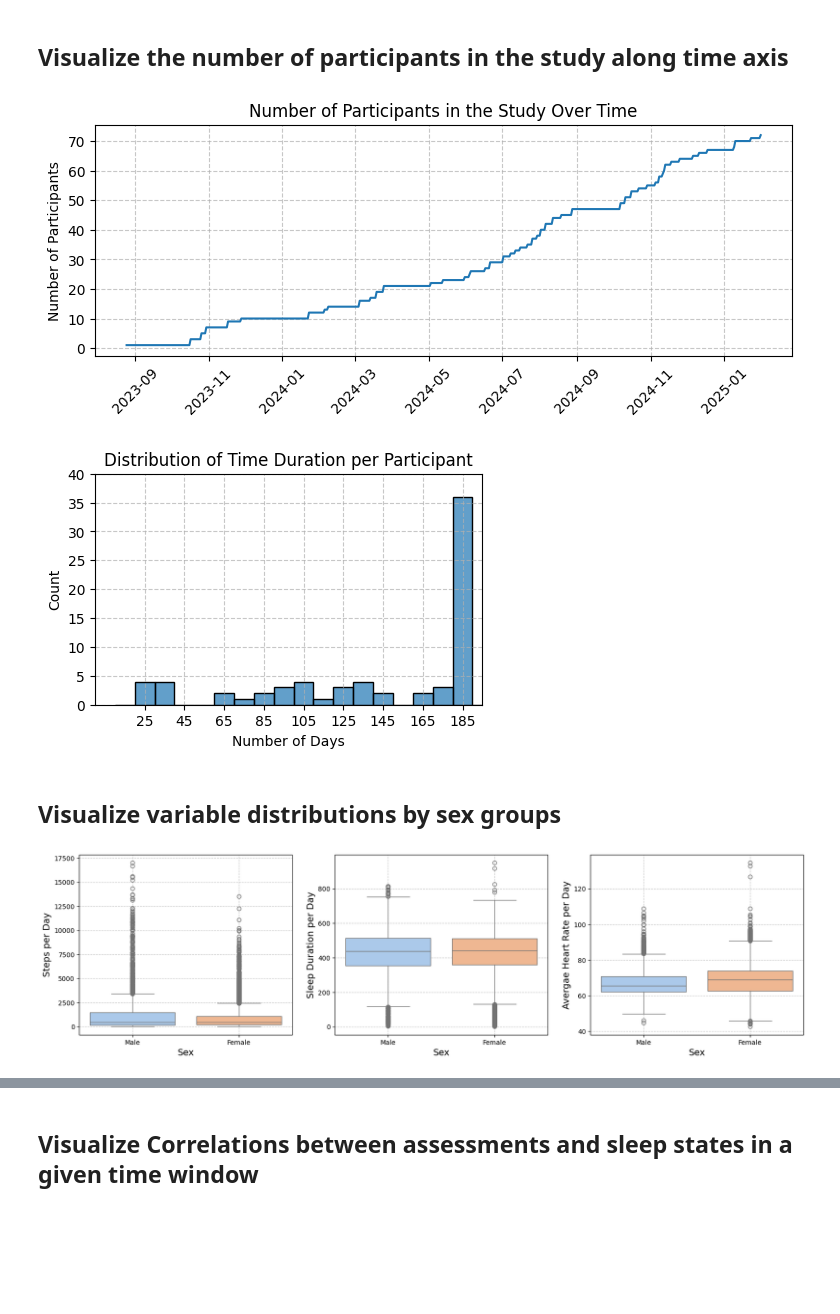
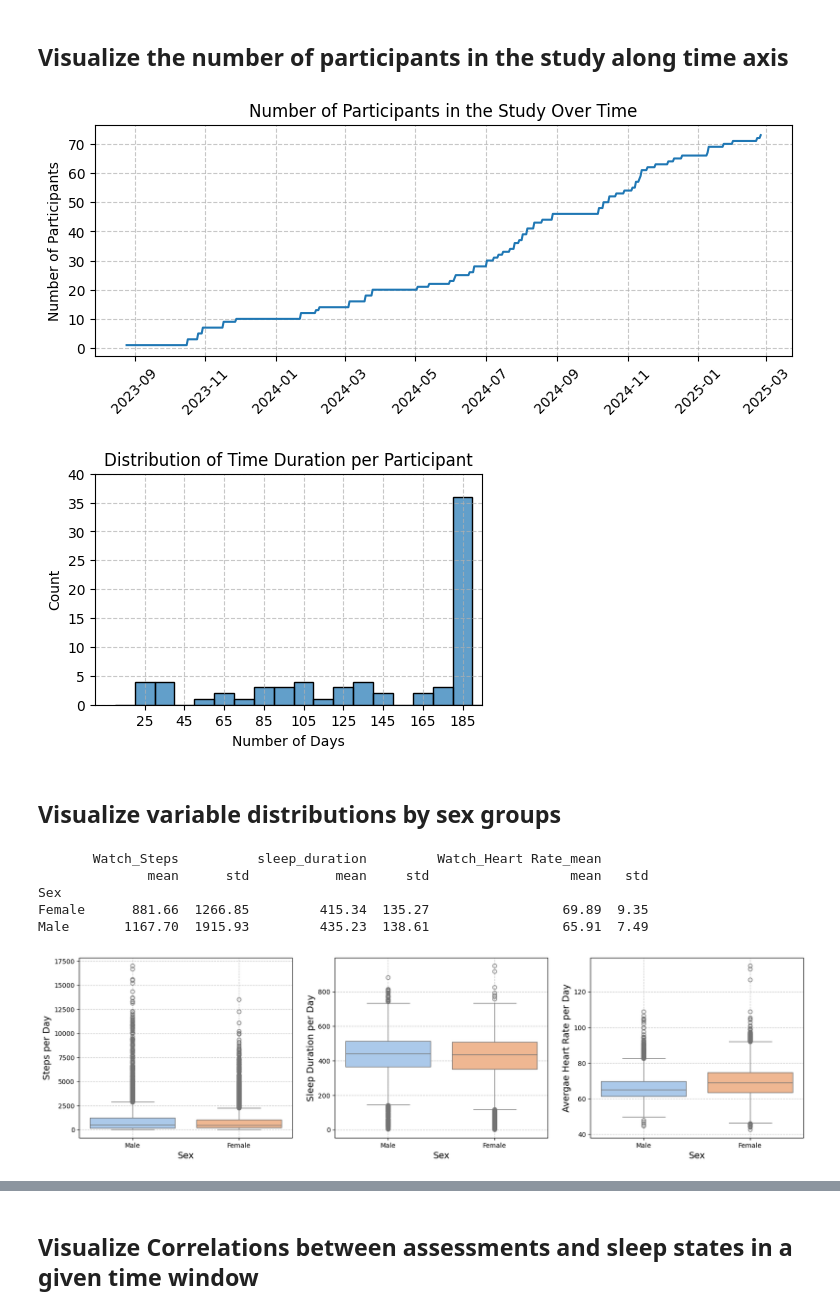
Before and after one commit to tmi-lab/Resilient-Dataset, a Jupyter notebook: code/Aggregate_Visualisation.ipynb, the cells around one changed output, grey strips where cells are left out. Saved outputs shown, nothing was run; the diff lists cells and outputs as text; code cells hidden in the pictures; blank space fills up the shorter version.

```diff
--- a/code/Aggregate_Visualisation.ipynb
+++ b/code/Aggregate_Visualisation.ipynb
@@ -64,7 +64,7 @@ def process_user_sleep_physio(sleep_u):
 ## Read and aggregate individual data from devices on a daily basis
 # %%
 ## read raw sleep data of each participant
-path = "../data/Sleepmat_Watch_Data/"
+path = "/Users/ncespede/Desktop/Scientific-Nature-AC/Sleepmat_Watch_Data"
 files = os.listdir(path)
 all_users_daily = pd.DataFrame()
 for i,uid in enumerate(files):
@@ -148,6 +148,6 @@ Index(['date', 'Watch_Heart Rate_mean', 'Watch_Heart Rate_min',
 # %% [markdown]
 ## Load demographic information
 # %%
-demographic = pd.read_csv('../data/Demographics.csv')
+demographic = pd.read_csv('/Users/ncespede/Desktop/Scientific-Nature-AC/Demographics.csv')
 demographic.head()
 # %% [output]
@@ -183,3 +199,5 @@ demographic.Sex.isna().sum(),(demographic.Sex=='Male').sum(),(demographic.Sex=='
 # %%
 ## add demographic information to aggreated daily data
 all_users_daily['Sex'] = all_users_daily['user_id'].apply(lambda x:demographic.loc[demographic.user_id==x,'Sex'].values[0])
+all_users_daily['Age group'] = all_users_daily['user_id'].apply(lambda x:demographic.loc[demographic.user_id==x,'Age group'].values[0])
+print(all_users_daily.columns)
@@ -237,9 +352,9 @@ plt.ylabel('Number of Participants')
 plt.title('Number of Participants in the Study Over Time')
 plt.grid(True, linestyle='--', alpha=0.7)
 plt.xticks(rotation=45)
-plt.savefig('../figures/num_participants.svg',bbox_inches='tight')
+plt.savefig('num_participants.svg',bbox_inches='tight')
 # %% [output]
-[figure, old version]
+[figure, new version]
 # %%
 user_durations = all_users_daily.groupby('user_id')['date'].agg(lambda x: x.nunique())
 plt.figure(figsize=(5, 3))
@@ -254,33 +369,44 @@ plt.xlim(0,195)
 plt.title('Distribution of Time Duration per Participant')
 plt.grid(True, linestyle='--', alpha=0.7)
 plt.xticks([bin_centers[i] for i in range(len(bin_centers)) if i%2==1])
-plt.savefig('../figures/overview_days.svg',bbox_inches='tight')
+plt.savefig('overview_days.svg',bbox_inches='tight')
 # %% [output]
-[figure, old version]
+[figure, new version]
 # %% [markdown]
 ## Visualize variable distributions by sex groups
 # %%
 fig, axes = plt.subplots(1, 3, figsize=(20, 5))
 
 sns.boxplot(x='Sex', y='Watch_Steps', data=all_users_daily, ax=axes[0], palette="pastel")
 sns.boxplot(x='Sex', y='sleep_duration', data=all_users_daily, ax=axes[1], palette="pastel")
 sns.boxplot(x='Sex', y='Watch_Heart Rate_mean', data=all_users_daily, ax=axes[2], palette="pastel")
 
 axes[0].set_xlabel("Sex",fontsize=14)
 axes[0].set_ylabel("Steps per Day",fontsize=14)
 axes[0].grid(True, linestyle='--', alpha=0.7)
 
 axes[1].set_xlabel("Sex",fontsize=14)
 axes[1].set_ylabel("Sleep Duration per Day",fontsize=14)
 axes[1].grid(True, linestyle='--', alpha=0.7)
 
 axes[2].set_xlabel("Sex",fontsize=14)
 axes[2].set_ylabel("Avergae Heart Rate per Day",fontsize=14)
 axes[2].grid(True, linestyle='--', alpha=0.7)
 
 cols = ['Steps','Sleep','HR']
 for i, ax in enumerate(axes):
     tight_bbox = ax.get_tightbbox(fig.canvas.get_renderer()).transformed(fig.dpi_scale_trans.inverted())
-    fig.savefig("../figures/sex_"+cols[i]+".pdf", bbox_inches=tight_bbox)
+    fig.savefig("sex_"+cols[i]+".pdf", bbox_inches=tight_bbox)
+
+
+# Compute mean and std by Sex for selected columns
+summary_stats = all_users_daily.groupby('Sex')[['Watch_Steps', 'sleep_duration', 'Watch_Heart Rate_mean']].agg(['mean', 'std'])
+summary_stats = summary_stats.round(2)
+print(summary_stats)
 # %% [output]
+       Watch_Steps          sleep_duration         Watch_Heart Rate_mean
+              mean      std           mean     std                  mean   std
+Sex
+Female      881.66  1266.85         415.34  135.27                 69.89  9.35
+Male       1167.70  1915.93         435.23  138.61                 65.91  7.49
-[figure, old version]
+[figure, new version]
```
Also changed, not shown: parts of 29 cells of this notebook, 1 other file.
